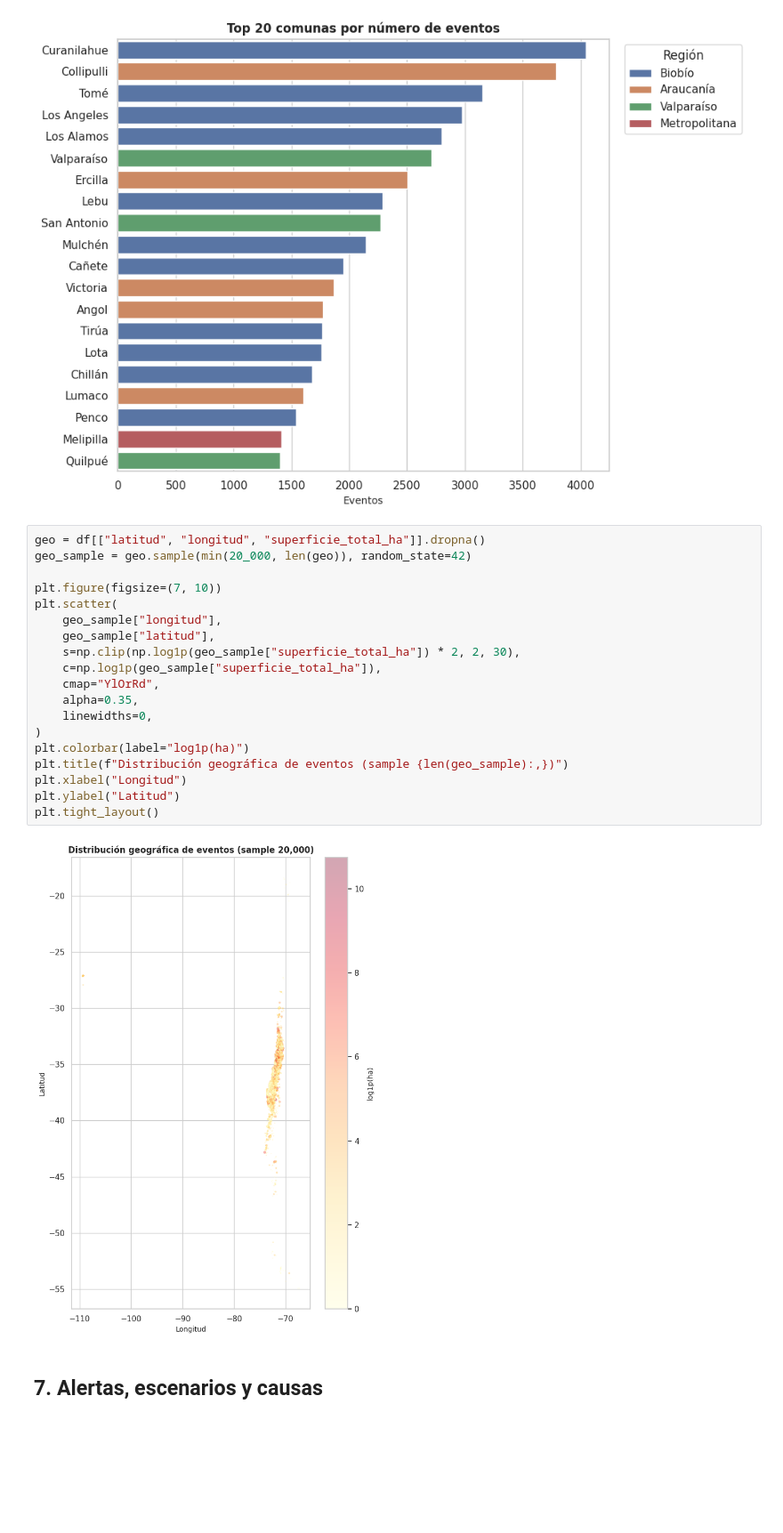
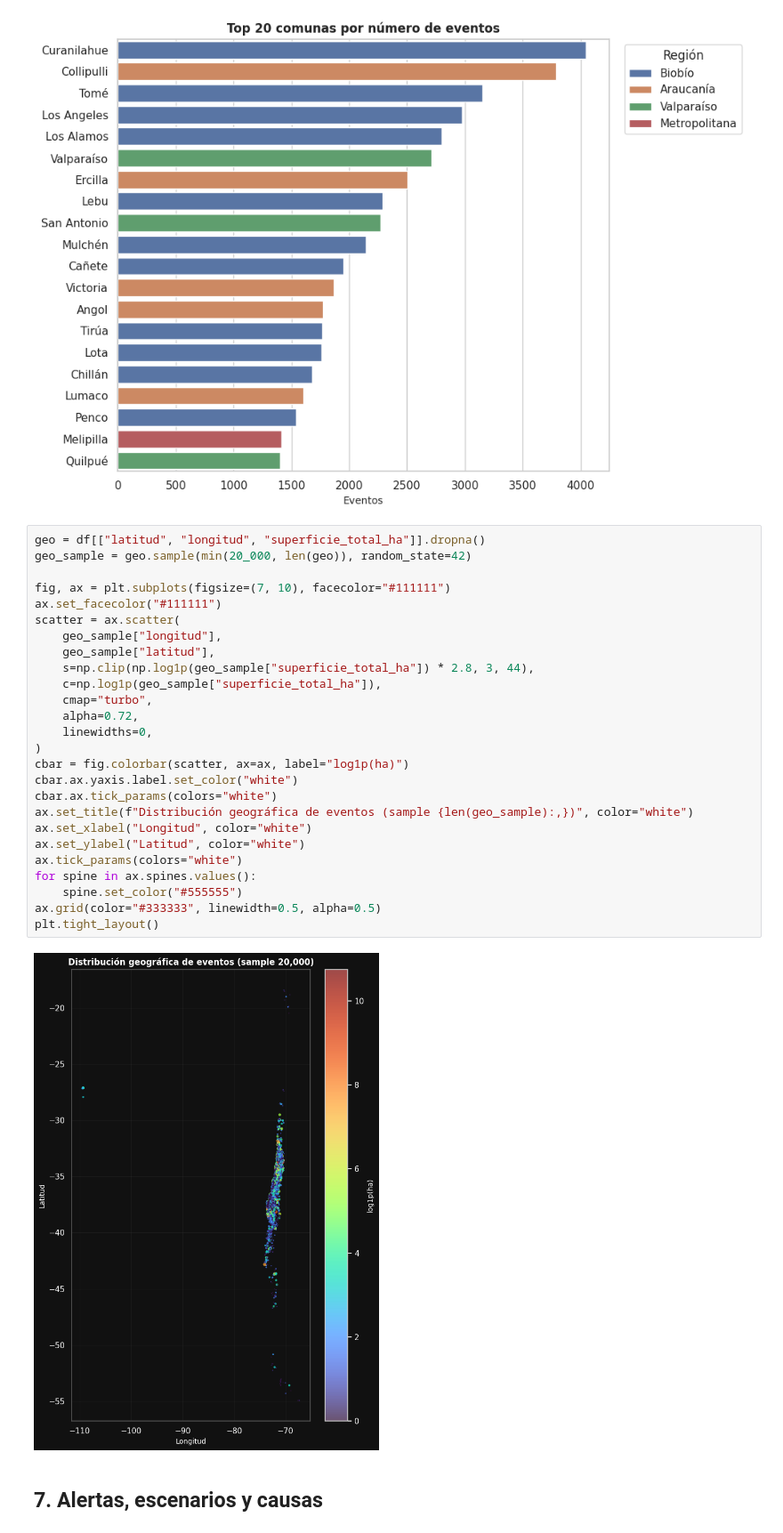
Before and after one commit to Luxar3-cmd/wildfires-project, a Jupyter notebook: eda/01_eda_conaf.ipynb, the cells around one changed output. Shown at 89% size. Cells and saved outputs as stored; diff of their text form; blank space fills up the shorter version.

Commit message:
colores

```diff
--- a/eda/01_eda_conaf.ipynb
+++ b/eda/01_eda_conaf.ipynb
@@ -512,24 +512,31 @@ plt.tight_layout()
 # %%
 geo = df[["latitud", "longitud", "superficie_total_ha"]].dropna()
 geo_sample = geo.sample(min(20_000, len(geo)), random_state=42)
 
-plt.figure(figsize=(7, 10))
-plt.scatter(
+fig, ax = plt.subplots(figsize=(7, 10), facecolor="#111111")
+ax.set_facecolor("#111111")
+scatter = ax.scatter(
 	geo_sample["longitud"],
 	geo_sample["latitud"],
-	s=np.clip(np.log1p(geo_sample["superficie_total_ha"]) * 2, 2, 30),
+	s=np.clip(np.log1p(geo_sample["superficie_total_ha"]) * 2.8, 3, 44),
 	c=np.log1p(geo_sample["superficie_total_ha"]),
-	cmap="YlOrRd",
-	alpha=0.35,
+	cmap="turbo",
+	alpha=0.72,
 	linewidths=0,
 )
-plt.colorbar(label="log1p(ha)")
-plt.title(f"Distribución geográfica de eventos (sample {len(geo_sample):,})")
-plt.xlabel("Longitud")
-plt.ylabel("Latitud")
+cbar = fig.colorbar(scatter, ax=ax, label="log1p(ha)")
+cbar.ax.yaxis.label.set_color("white")
+cbar.ax.tick_params(colors="white")
+ax.set_title(f"Distribución geográfica de eventos (sample {len(geo_sample):,})", color="white")
+ax.set_xlabel("Longitud", color="white")
+ax.set_ylabel("Latitud", color="white")
+ax.tick_params(colors="white")
+for spine in ax.spines.values():
+	spine.set_color("#555555")
+ax.grid(color="#333333", linewidth=0.5, alpha=0.5)
 plt.tight_layout()
 # %% [output]
-[figure, old version]
+[figure, new version]
 # %% [markdown]
 ## 7. Alertas, escenarios y causas
 # %%
```
